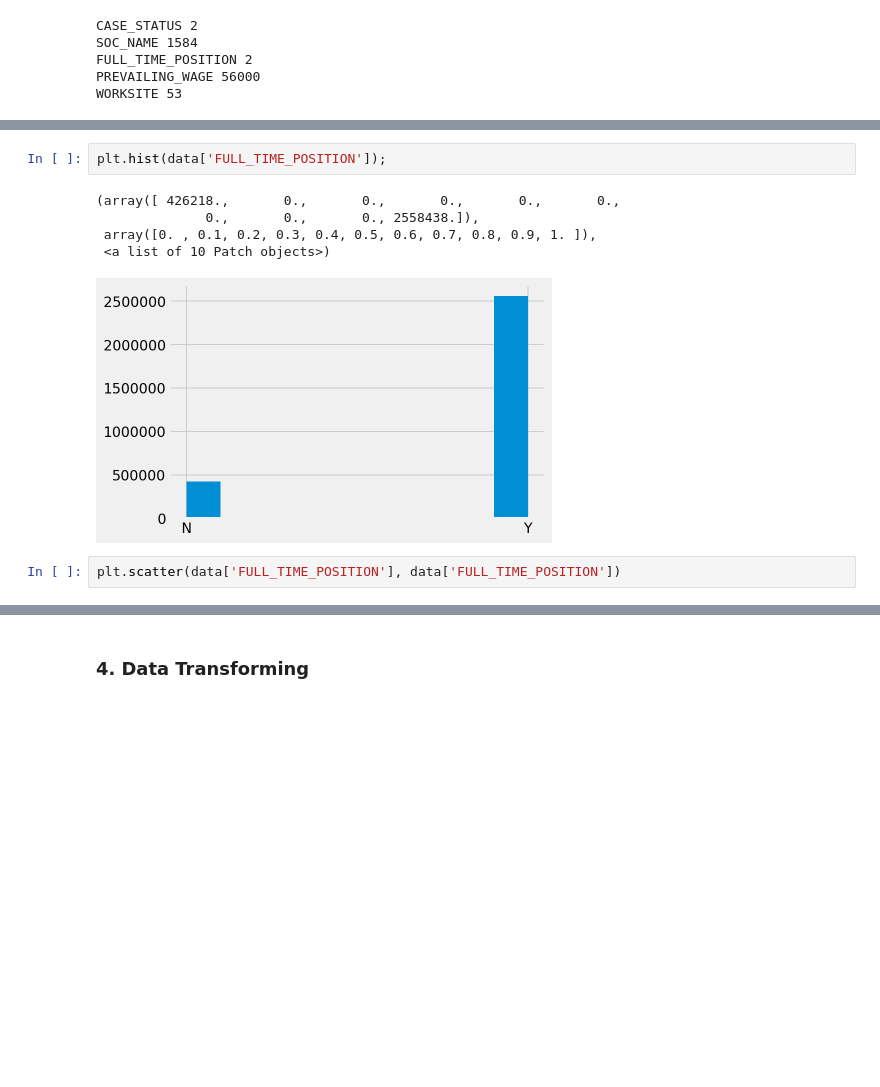
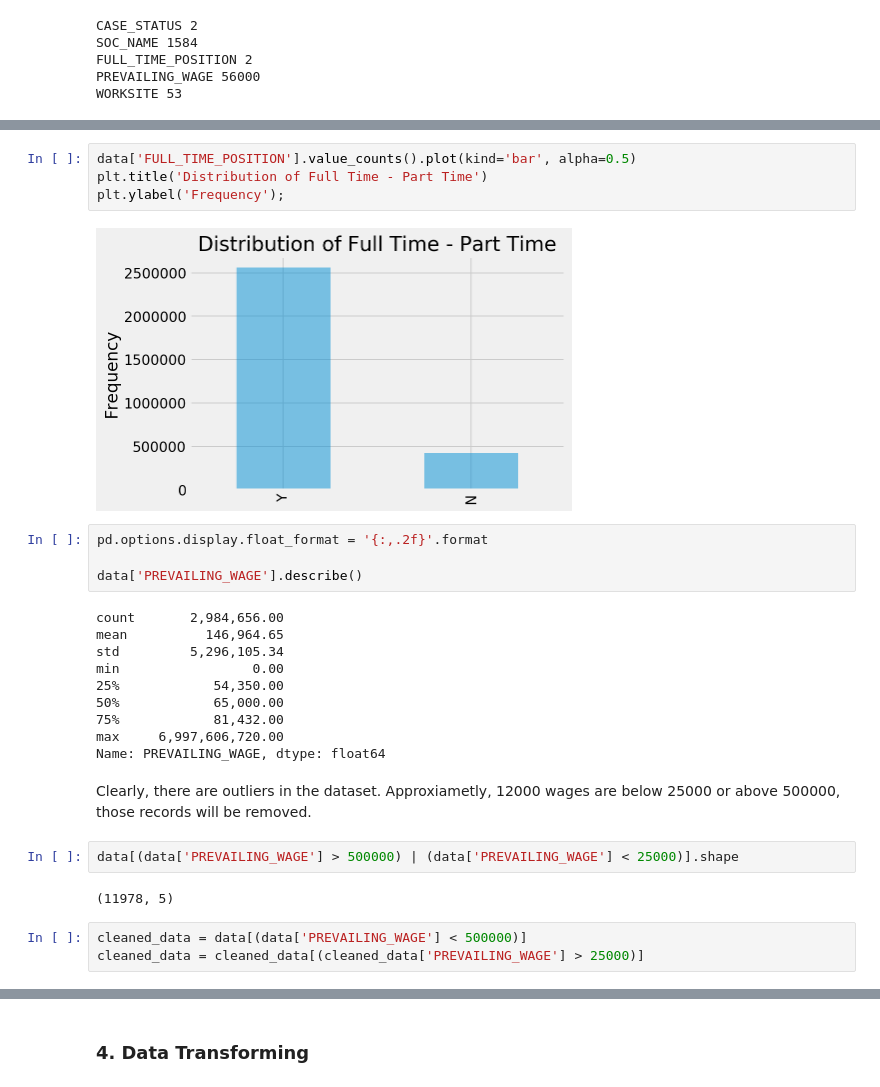
Before and after one commit to numanyilmaz/Capstone, a Jupyter notebook: Capstone.ipynb, the cells around one changed output, grey strips where cells are left out. Saved outputs shown, nothing was run; the diff lists cells and outputs as text; blank space fills up the shorter version.

Commit message:
part1 completed

```diff
--- a/Capstone.ipynb
+++ b/Capstone.ipynb
@@ -147,10 +159,29 @@ plt.title('Top 10 cities');
-# %%
-plt.hist(data['FULL_TIME_POSITION']);
-# %% [output]
-(array([ 426218.,       0.,       0.,       0.,       0.,       0.,
-              0.,       0.,       0., 2558438.]),
- array([0. , 0.1, 0.2, 0.3, 0.4, 0.5, 0.6, 0.7, 0.8, 0.9, 1. ]),
- <a list of 10 Patch objects>)
-[figure, removed]
-# %%
-plt.scatter(data['FULL_TIME_POSITION'], data['FULL_TIME_POSITION'])
+# %%
+data['FULL_TIME_POSITION'].value_counts().plot(kind='bar', alpha=0.5)
+plt.title('Distribution of Full Time - Part Time')
+plt.ylabel('Frequency');
+# %% [output]
+[figure, added]
+# %%
+pd.options.display.float_format = '{:,.2f}'.format
+
+data['PREVAILING_WAGE'].describe()
+# %% [output]
+count       2,984,656.00
+mean          146,964.65
+std         5,296,105.34
+min                 0.00
+25%            54,350.00
+50%            65,000.00
+75%            81,432.00
+max     6,997,606,720.00
+Name: PREVAILING_WAGE, dtype: float64
+# %% [markdown]
+Clearly, there are outliers in the dataset. Approxiametly, 12000 wages are below 25000 or above 500000, those records will be removed.
+# %%
+data[(data['PREVAILING_WAGE'] > 500000) | (data['PREVAILING_WAGE'] < 25000)].shape
+# %% [output]
+(11978, 5)
+# %%
+cleaned_data = data[(data['PREVAILING_WAGE'] < 500000)]
+cleaned_data = cleaned_data[(cleaned_data['PREVAILING_WAGE'] > 25000)]
```
Also changed, not shown: parts of 19 cells of this notebook.
